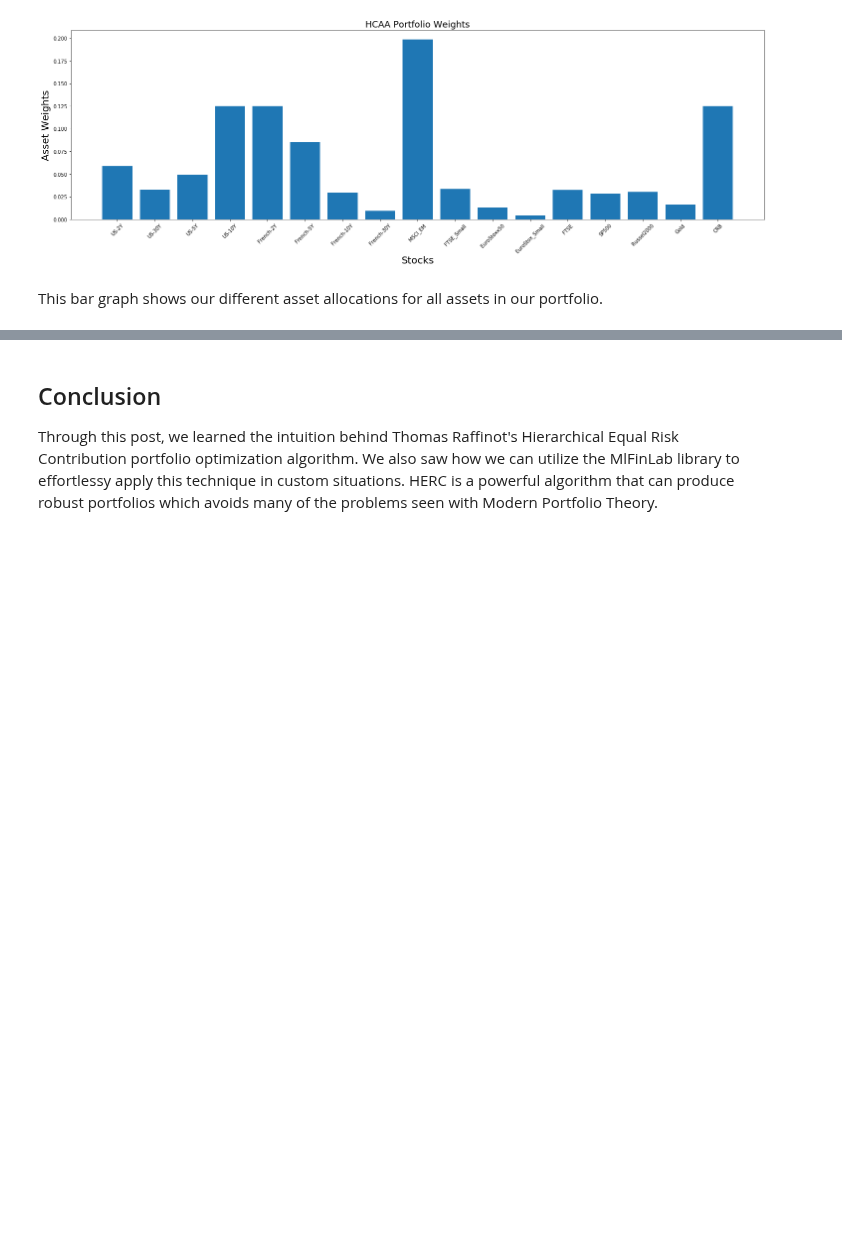
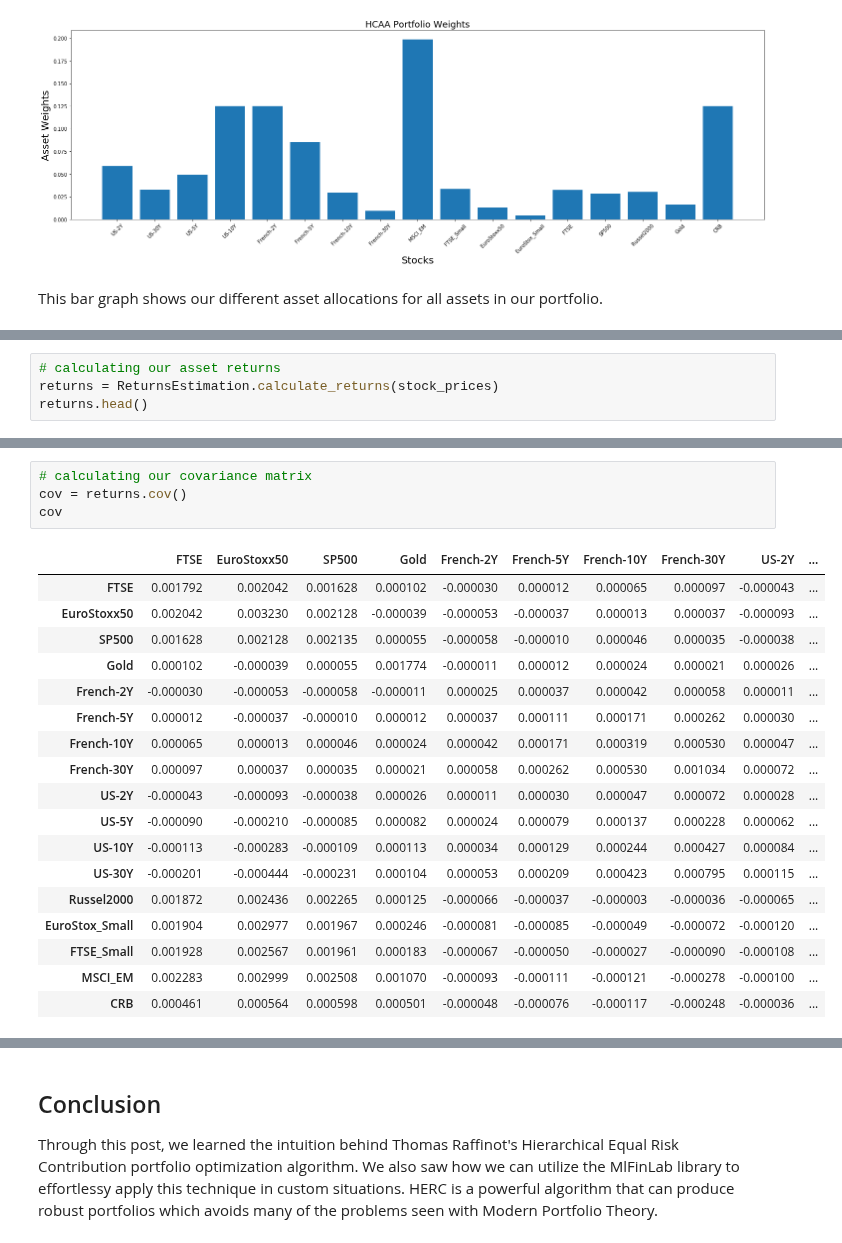
Before and after one commit to tzw101/research, a Jupyter notebook: HCAA Blog Post/HCAA Blog Post.ipynb, the cells around one changed output, grey strips where cells are left out. Saved outputs shown, nothing was run; the diff lists cells and outputs as text; blank space fills up the shorter version.

```diff
--- a/HCAA Blog Post/HCAA Blog Post.ipynb
+++ b/HCAA Blog Post/HCAA Blog Post.ipynb
@@ -189,0 +210,4 @@ This bar graph shows our different asset allocations for all assets in our portf
+# %%
+# calculating our asset returns
+returns = ReturnsEstimation.calculate_returns(stock_prices)
+returns.head()
@@ -189,0 +222,23 @@ This bar graph shows our different asset allocations for all assets in our portf
+# %%
+# calculating our covariance matrix
+cov = returns.cov()
+cov
+# %% [output]
+|  | FTSE | EuroStoxx50 | SP500 | Gold | French-2Y | French-5Y | French-10Y | French-30Y | US-2Y | ... |
+| FTSE | 0.001792 | 0.002042 | 0.001628 | 0.000102 | -0.000030 | 0.000012 | 0.000065 | 0.000097 | -0.000043 | ... |
+| EuroStoxx50 | 0.002042 | 0.003230 | 0.002128 | -0.000039 | -0.000053 | -0.000037 | 0.000013 | 0.000037 | -0.000093 | ... |
+| SP500 | 0.001628 | 0.002128 | 0.002135 | 0.000055 | -0.000058 | -0.000010 | 0.000046 | 0.000035 | -0.000038 | ... |
+| Gold | 0.000102 | -0.000039 | 0.000055 | 0.001774 | -0.000011 | 0.000012 | 0.000024 | 0.000021 | 0.000026 | ... |
+| French-2Y | -0.000030 | -0.000053 | -0.000058 | -0.000011 | 0.000025 | 0.000037 | 0.000042 | 0.000058 | 0.000011 | ... |
+| French-5Y | 0.000012 | -0.000037 | -0.000010 | 0.000012 | 0.000037 | 0.000111 | 0.000171 | 0.000262 | 0.000030 | ... |
+| French-10Y | 0.000065 | 0.000013 | 0.000046 | 0.000024 | 0.000042 | 0.000171 | 0.000319 | 0.000530 | 0.000047 | ... |
+| French-30Y | 0.000097 | 0.000037 | 0.000035 | 0.000021 | 0.000058 | 0.000262 | 0.000530 | 0.001034 | 0.000072 | ... |
+| US-2Y | -0.000043 | -0.000093 | -0.000038 | 0.000026 | 0.000011 | 0.000030 | 0.000047 | 0.000072 | 0.000028 | ... |
+| US-5Y | -0.000090 | -0.000210 | -0.000085 | 0.000082 | 0.000024 | 0.000079 | 0.000137 | 0.000228 | 0.000062 | ... |
+| US-10Y | -0.000113 | -0.000283 | -0.000109 | 0.000113 | 0.000034 | 0.000129 | 0.000244 | 0.000427 | 0.000084 | ... |
+| US-30Y | -0.000201 | -0.000444 | -0.000231 | 0.000104 | 0.000053 | 0.000209 | 0.000423 | 0.000795 | 0.000115 | ... |
+| Russel2000 | 0.001872 | 0.002436 | 0.002265 | 0.000125 | -0.000066 | -0.000037 | -0.000003 | -0.000036 | -0.000065 | ... |
+| EuroStox_Small | 0.001904 | 0.002977 | 0.001967 | 0.000246 | -0.000081 | -0.000085 | -0.000049 | -0.000072 | -0.000120 | ... |
+| FTSE_Small | 0.001928 | 0.002567 | 0.001961 | 0.000183 | -0.000067 | -0.000050 | -0.000027 | -0.000090 | -0.000108 | ... |
+| MSCI_EM | 0.002283 | 0.002999 | 0.002508 | 0.001070 | -0.000093 | -0.000111 | -0.000121 | -0.000278 | -0.000100 | ... |
+| CRB | 0.000461 | 0.000564 | 0.000598 | 0.000501 | -0.000048 | -0.000076 | -0.000117 | -0.000248 | -0.000036 | ... |
```
Also changed, not shown: parts of 17 cells of this notebook, 1 other file.
